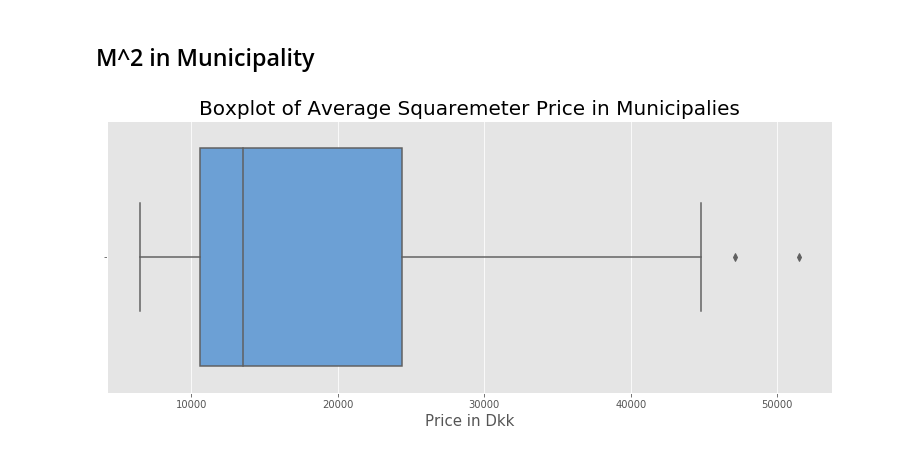
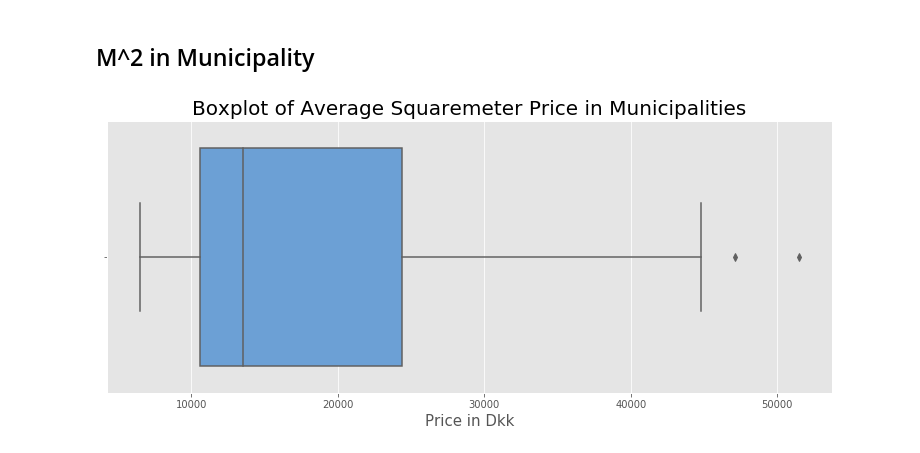
Before and after one commit to EsbenBL/Group-40---Exam, a Jupyter notebook: 01.5 Decriptives.ipynb, the cells around one changed output. Saved outputs shown, nothing was run; the diff lists cells and outputs as text; code cells hidden in the pictures.

```diff
--- a/01.5 Decriptives.ipynb
+++ b/01.5 Decriptives.ipynb
@@ -37,10 +38,10 @@ fig.savefig('Boxplot_Income.png')
 # %%
 fig, ax = plt.subplots(figsize=(13, 5))
 df1 = df.groupby('Kommune').mean().reset_index()
 df1 = df1.sort_values('squaremeterPrice', ascending = False)
 ax = sns.boxplot(x="squaremeterPrice", data=df1, color = '#5AA0E7')
-plt.title('Boxplot of Average Squaremeter Price in Municipalies', size = 20)
+plt.title('Boxplot of Average Squaremeter Price in Municipalities', size = 20)
 plt.xlabel('Price in Dkk', size = 15)
 fig.savefig('Boxplot_Municipality.png')
 # %% [output]
-[figure, old version]
+[figure, new version]
```
Also changed, not shown: parts of 2 cells of this notebook, 3 other files.
